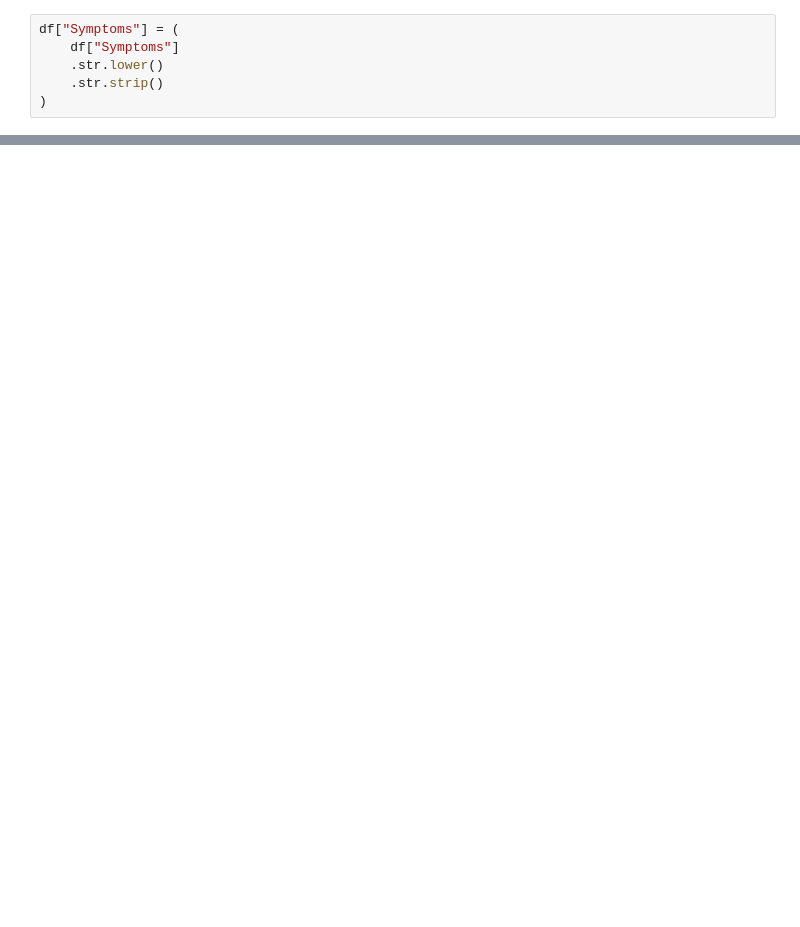
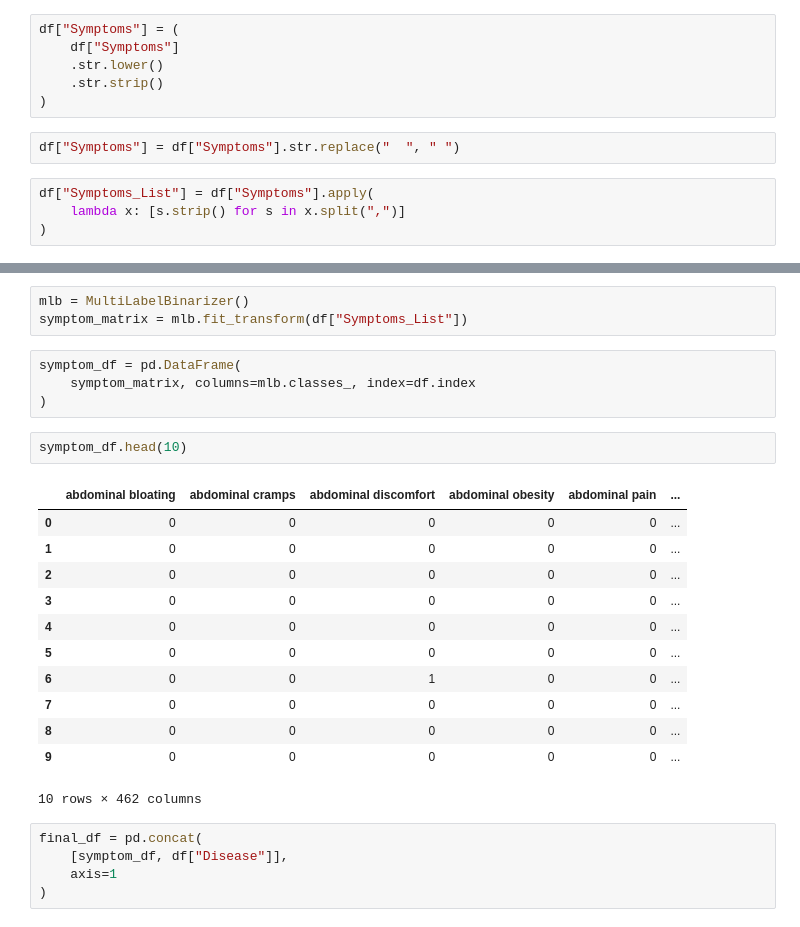
Before and after one commit to AyurFit/Backend, a Jupyter notebook: SymToDise.ipynb, the cells around one changed output, grey strips where cells are left out. Drawn from its saved outputs; the diff is of its cells as text; blank space fills up the shorter version.

```diff
--- a/SymToDise.ipynb
+++ b/SymToDise.ipynb
@@ -25,3 +38,9 @@ df["Symptoms"] = (
     .str.lower()
     .str.strip()
 )
+# %%
+df["Symptoms"] = df["Symptoms"].str.replace("  ", " ")
+# %%
+df["Symptoms_List"] = df["Symptoms"].apply(
+    lambda x: [s.strip() for s in x.split(",")]
+)
@@ -27,0 +61,27 @@ df["Symptoms"] = (
+# %%
+mlb = MultiLabelBinarizer()
+symptom_matrix = mlb.fit_transform(df["Symptoms_List"])
+# %%
+symptom_df = pd.DataFrame(
+    symptom_matrix, columns=mlb.classes_, index=df.index
+)
+# %%
+symptom_df.head(10)
+# %% [output]
+|  | abdominal bloating | abdominal cramps | abdominal discomfort | abdominal obesity | abdominal pain | ... |
+| 0 | 0 | 0 | 0 | 0 | 0 | ... |
+| 1 | 0 | 0 | 0 | 0 | 0 | ... |
+| 2 | 0 | 0 | 0 | 0 | 0 | ... |
+| 3 | 0 | 0 | 0 | 0 | 0 | ... |
+| 4 | 0 | 0 | 0 | 0 | 0 | ... |
+| 5 | 0 | 0 | 0 | 0 | 0 | ... |
+| 6 | 0 | 0 | 1 | 0 | 0 | ... |
+| 7 | 0 | 0 | 0 | 0 | 0 | ... |
+| 8 | 0 | 0 | 0 | 0 | 0 | ... |
+| 9 | 0 | 0 | 0 | 0 | 0 | ... |
+10 rows × 462 columns
+# %%
+final_df = pd.concat(
+    [symptom_df, df["Disease"]],
+    axis=1
+)
```
Also changed, not shown: parts of 14 cells of this notebook, 4 other files.
